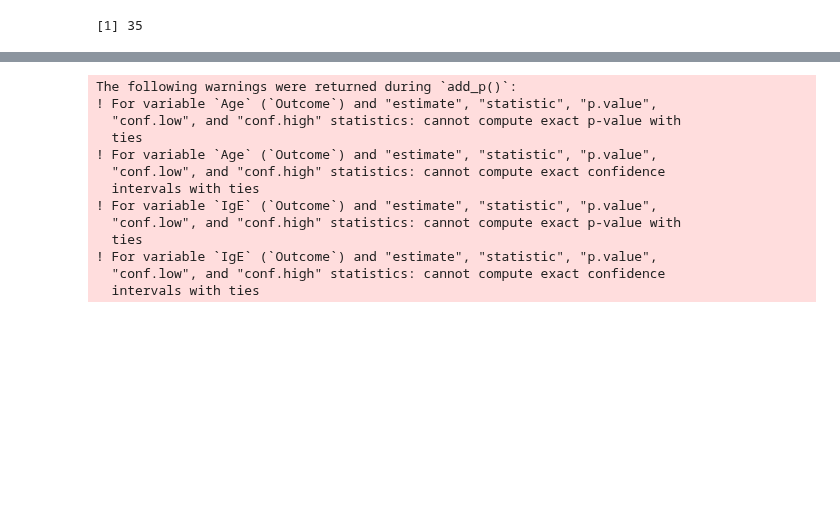
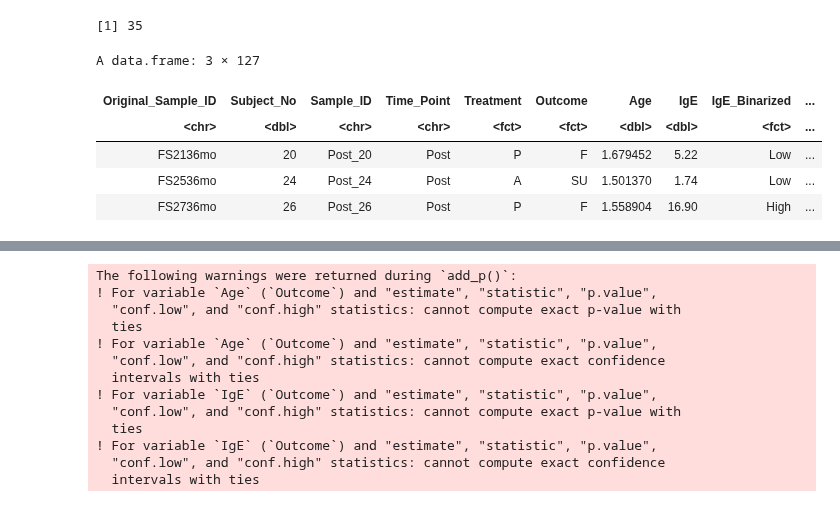
Before and after one commit to Ragerlab/P1013.-Microbiome-Peanut-Allergy, a Jupyter notebook: 1. Descriptive Statistics/Descriptive Statistics.ipynb, the cells around one changed output, grey strips where cells are left out. Drawn from its saved outputs; the diff is of its cells as text; code cells hidden in the pictures; blank space fills up the shorter version.

```diff
--- a/1. Descriptive Statistics/Descriptive Statistics.ipynb
+++ b/1. Descriptive Statistics/Descriptive Statistics.ipynb
@@ -93,3 +93,13 @@ length(unique(combined_stool_df$Subject_No))
 [1] 38
 [1] 40
 [1] 35
+# %%
+combined_saliva_df %>%
+    filter(Subject_No %in% c(20,24,26))
+# %% [output]
+A data.frame: 3 × 127
+| Original_Sample_ID | Subject_No | Sample_ID | Time_Point | Treatment | Outcome | Age | IgE | IgE_Binarized | ... |
+| <chr> | <dbl> | <chr> | <chr> | <fct> | <fct> | <dbl> | <dbl> | <fct> | ... |
+| FS2136mo | 20 | Post_20 | Post | P | F | 1.679452 | 5.22 | Low | ... |
+| FS2536mo | 24 | Post_24 | Post | A | SU | 1.501370 | 1.74 | Low | ... |
+| FS2736mo | 26 | Post_26 | Post | P | F | 1.558904 | 16.90 | High | ... |
```
Also changed, not shown: parts of 6 cells of this notebook.
